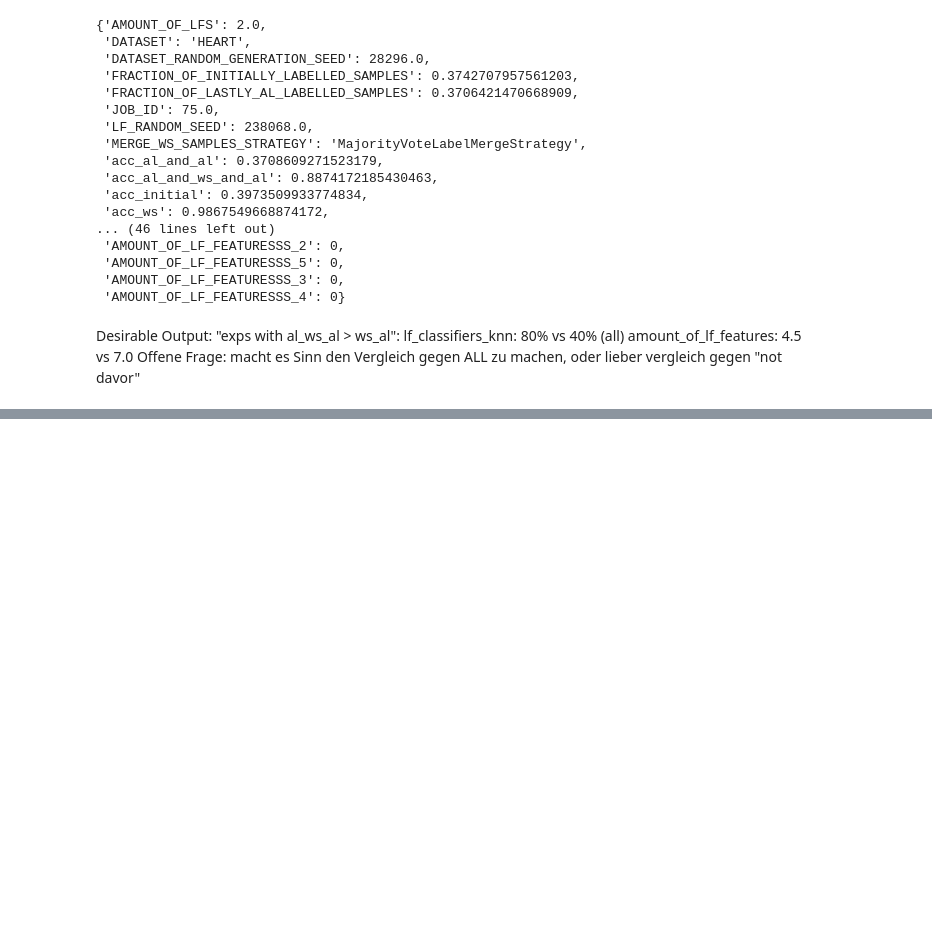
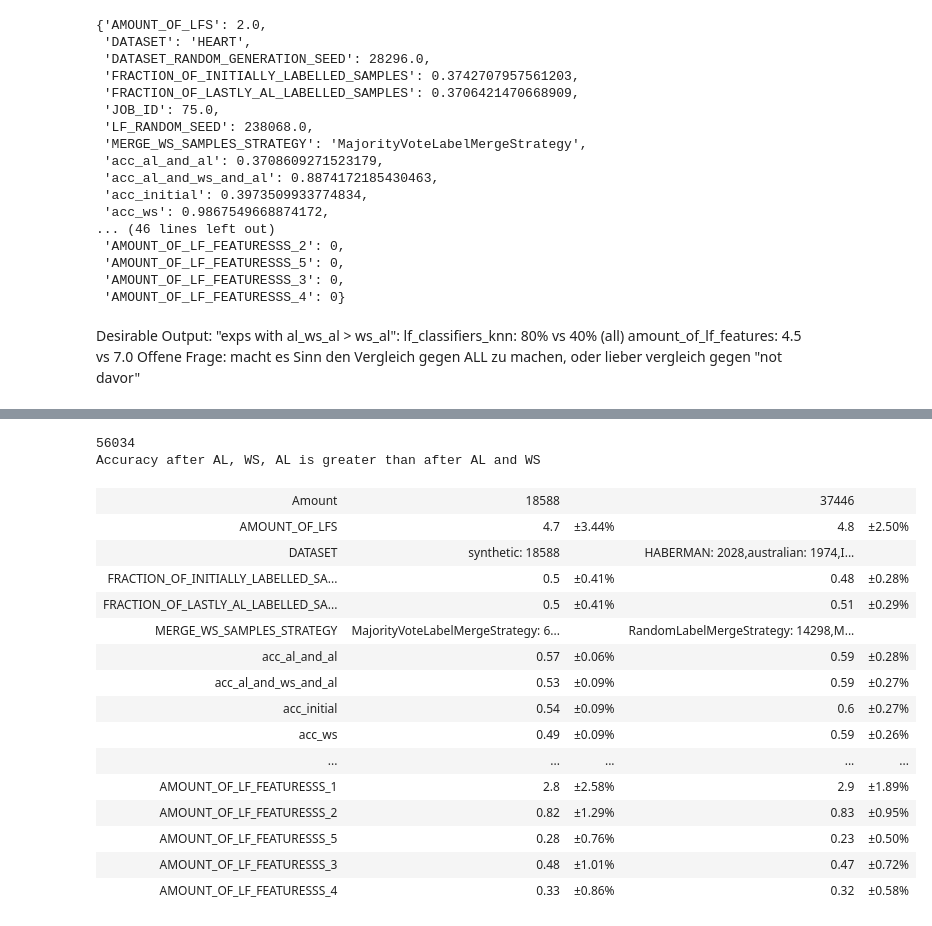
Before and after one commit to jgonsior/DS22-ImitAL, a Jupyter notebook: run_how_to_eva_2.ipynb, the cells around one changed output, grey strips where cells are left out. Cells and saved outputs as stored; diff of their text form; code cells hidden in the pictures; blank space fills up the shorter version.

```diff
--- a/run_how_to_eva_2.ipynb
+++ b/run_how_to_eva_2.ipynb
@@ -176,0 +203,25 @@ for group_by in ['DATASET', 'MERGE_WS_SAMPLES_STRATEGY']:
+# %%
+result = comparison_table(
+    df, (df["n_repeated"] > 4 )&(df["n_redundant"] >8)
+)
+print("Accuracy after AL, WS, AL is greater than after AL and WS")
+tabulate(result, tablefmt='html')
+# %% [output]
+56034
+Accuracy after AL, WS, AL is greater than after AL and WS
+| Amount | 18588 |  | 37446 |  |
+| AMOUNT_OF_LFS | 4.7 | ±3.44% | 4.8 | ±2.50% |
+| DATASET | synthetic: 18588 |  | HABERMAN: 2028,australian: 1974,I... |  |
+| FRACTION_OF_INITIALLY_LABELLED_SA... | 0.5 | ±0.41% | 0.48 | ±0.28% |
+| FRACTION_OF_LASTLY_AL_LABELLED_SA... | 0.5 | ±0.41% | 0.51 | ±0.29% |
+| MERGE_WS_SAMPLES_STRATEGY | MajorityVoteLabelMergeStrategy: 6... |  | RandomLabelMergeStrategy: 14298,M... |  |
+| acc_al_and_al | 0.57 | ±0.06% | 0.59 | ±0.28% |
+| acc_al_and_ws_and_al | 0.53 | ±0.09% | 0.59 | ±0.27% |
+| acc_initial | 0.54 | ±0.09% | 0.6 | ±0.27% |
+| acc_ws | 0.49 | ±0.09% | 0.59 | ±0.26% |
+| ... | ... | ... | ... | ... |
+| AMOUNT_OF_LF_FEATURESSS_1 | 2.8 | ±2.58% | 2.9 | ±1.89% |
+| AMOUNT_OF_LF_FEATURESSS_2 | 0.82 | ±1.29% | 0.83 | ±0.95% |
+| AMOUNT_OF_LF_FEATURESSS_5 | 0.28 | ±0.76% | 0.23 | ±0.50% |
+| AMOUNT_OF_LF_FEATURESSS_3 | 0.48 | ±1.01% | 0.47 | ±0.72% |
+| AMOUNT_OF_LF_FEATURESSS_4 | 0.33 | ±0.86% | 0.32 | ±0.58% |
```
Also changed, not shown: parts of 3 cells of this notebook, 1 other file.
